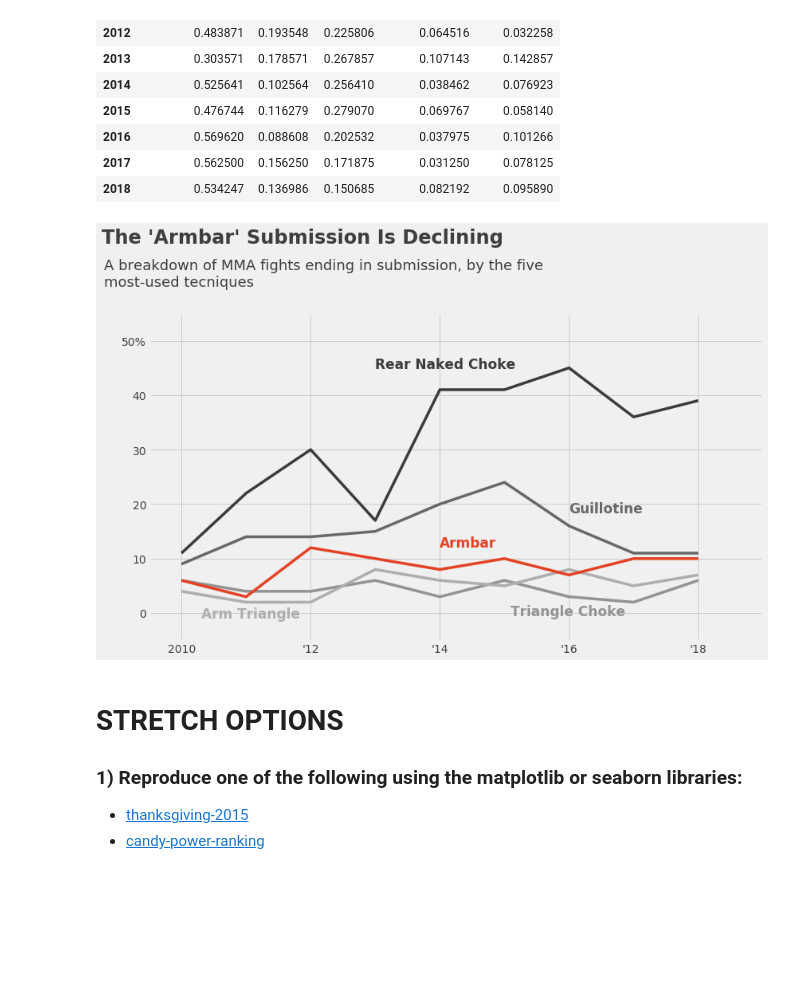
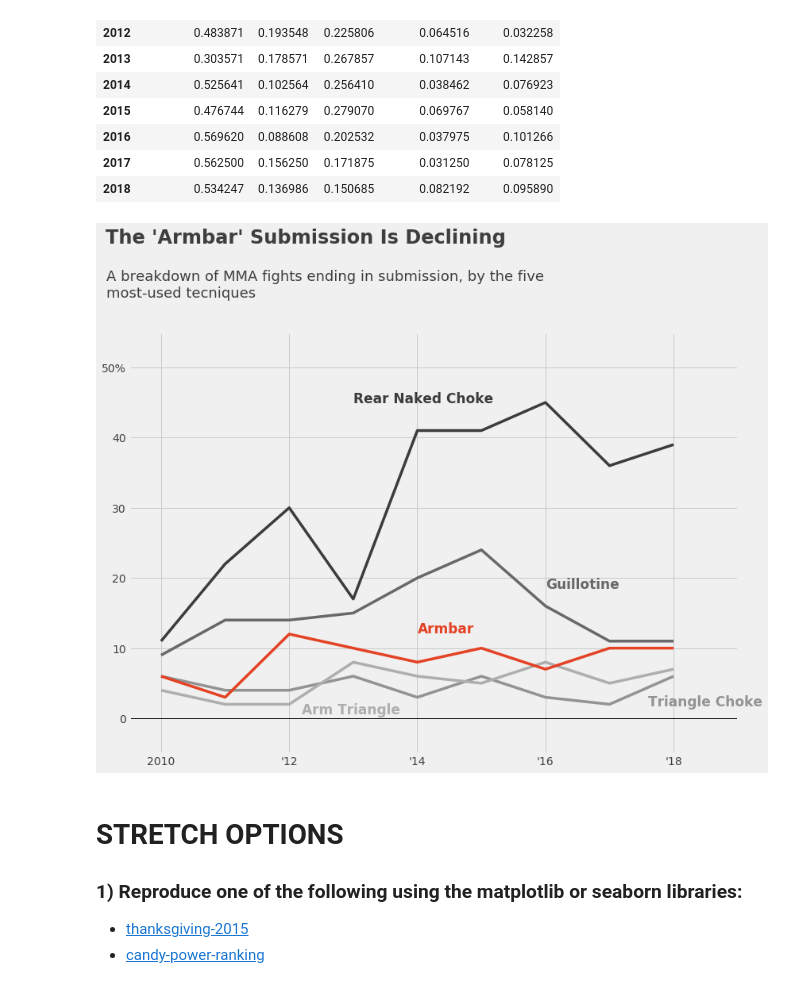
Before and after one commit to ekoly/DS-Unit-1-Sprint-1-Data-Wrangling-and-Storytelling, a Jupyter notebook: module4-make-explanatory-visualizations/LS_DS_114_Make_Explanatory_Visualizations_Assignment.ipynb, the cells around one changed output. Cells and saved outputs as stored; diff of their text form; code cells hidden in the pictures; blank space fills up the shorter version.

```diff
--- a/module4-make-explanatory-visualizations/LS_DS_114_Make_Explanatory_Visualizations_Assignment.ipynb
+++ b/module4-make-explanatory-visualizations/LS_DS_114_Make_Explanatory_Visualizations_Assignment.ipynb
@@ -133,7 +133,7 @@ df.div(df.sum(axis=1), axis=0)
 
 fig, ax = plt.subplots()
 
-fig.set_figheight(8)
+fig.set_figheight(10)
 fig.set_figwidth(12)
 
 ax.set_ylim(bottom=0, top=51)
@@ -141,40 +141,41 @@ ax.set_xlim(left=2010, right=2019)
 
 ax.plot(df.index, df[["Rear Naked Choke"]], color="#3C3C3C", linewidth=3.5)
 ax.plot(df.index, df[["Guillotine"]], color="#686868", linewidth=3.5)
 ax.plot(df.index, df[["Triangle Choke"]], color="#939393", linewidth=3.5)
 ax.plot(df.index, df[["Arm Triangle"]], color="#AFAEAF", linewidth=3.5)
 ax.plot(df.index, df[["Armbar"]], color="#E44224", linewidth=3.5)
 
-ax.set_title("The 'Armbar' Submission Is Declining", x=.25, y=1.2, fontsize=24, fontweight=900, color="#3E3E3E")
+ax.set_title("The 'Armbar' Submission Is Declining", x=.29, y=1.2, fontsize=24, fontweight=900, color="#3E3E3E")
 #ax.text(s="A breakdown of MMA fights ending in submission, by the five most-used techniques", x=-2, y=41, fontsize=16)
 
 ax.set_ylabel("")
 ax.set_xlabel("")
 
-ax.text(2008.8, 60, "A breakdown of MMA fights ending in submission, by the five\nmost-used tecniques", fontsize=18, color="#3E3E3E")
+ax.text(2009.15, 60, "A breakdown of MMA fights ending in submission, by the five\nmost-used tecniques", fontsize=18, color="#3E3E3E")
 
 ax.text(2013, 45.0, "Rear Naked Choke", color="#3C3C3C", fontweight=850, fontsize=17)
 ax.text(2016, 18.5, "Guillotine", color="#686868", fontweight=850, fontsize=17)
-ax.text(2015.1, -0.4, "Triangle Choke", color="#939393", fontweight=850, fontsize=17)
-ax.text(2010.3, -0.9, "Arm Triangle", color="#AFAEAF", fontweight=850, fontsize=17)
+ax.text(2017.6, 1.8, "Triangle Choke", color="#939393", fontweight=850, fontsize=17)
+ax.text(2012.2, 0.7, "Arm Triangle", color="#AFAEAF", fontweight=850, fontsize=17)
 ax.text(2014, 12.2, "Armbar", color="#E44224", fontweight=850, fontsize=17)
 
 ax.set_xticks(range(2010, 2019, 2))
 ax.set_yticks(range(0, 51, 10))
-
-
 
 ax.set_xbound(lower=2009.5)
 ax.set_ybound(lower=-5, upper=55)
 
 ax.set_yticklabels(["0", "10", "20", "30", "40", "50%"], color="#3E3E3E")
 ax.set_xticklabels(["2010", "'12", "'14", "'16", "'18"], color="#3E3E3E")
 
+y_grid = ax.yaxis.get_gridlines()
+y_grid[0].set_color("k")
+
 fig.tight_layout()
 
 fig.show()
 # %% [output]
-[figure, old version]
+[figure, new version]
 # %% [markdown]
 # STRETCH OPTIONS
 
```
